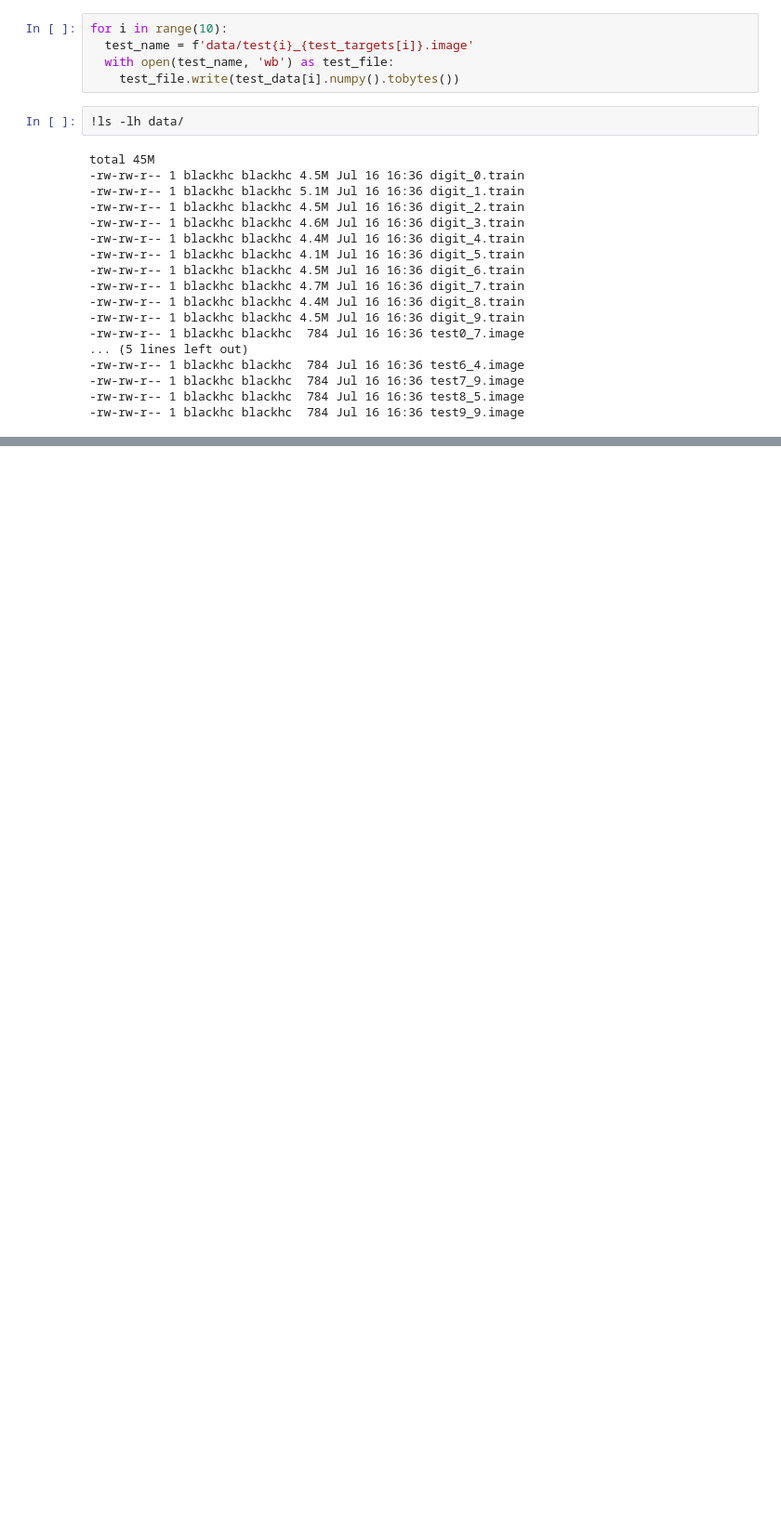
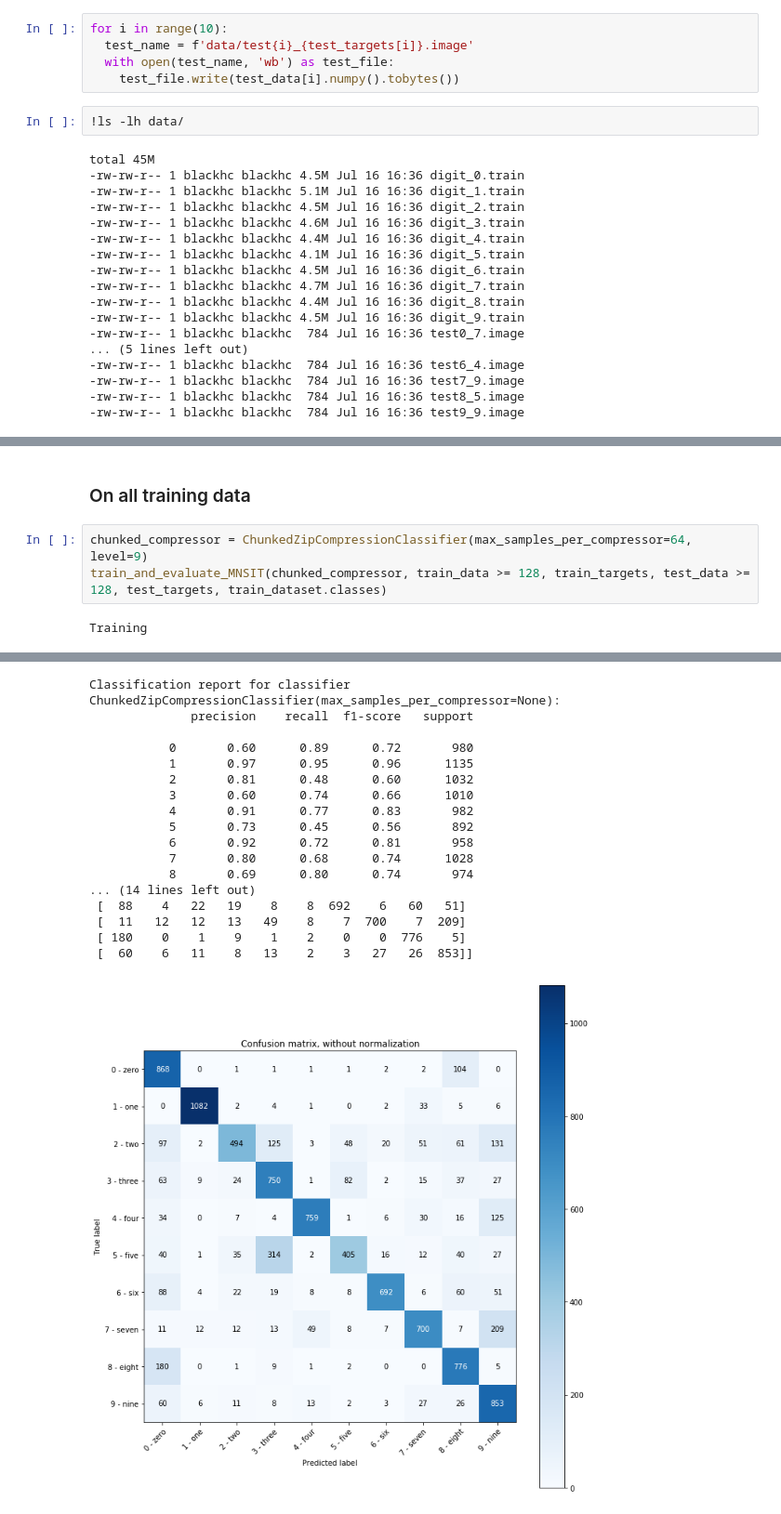
Before and after one commit to BlackHC/mnist_by_zip, a Jupyter notebook: MNIST_by_zip.ipynb, the cells around one changed output, grey strips where cells are left out. Shown at 93% size. Saved outputs shown, nothing was run; the diff lists cells and outputs as text; blank space fills up the shorter version.

```diff
--- a/MNIST_by_zip.ipynb
+++ b/MNIST_by_zip.ipynb
@@ -485,0 +653,7 @@ total 45M
+# %% [markdown]
+### On all training data
+# %%
+chunked_compressor = ChunkedZipCompressionClassifier(max_samples_per_compressor=64, level=9)
+train_and_evaluate_MNSIT(chunked_compressor, train_data >= 128, train_targets, test_data >= 128, test_targets, train_dataset.classes)
+# %% [output]
+Training
@@ -485,0 +673,18 @@ total 45M
+Classification report for classifier ChunkedZipCompressionClassifier(max_samples_per_compressor=None):
+              precision    recall  f1-score   support
+
+           0       0.60      0.89      0.72       980
+           1       0.97      0.95      0.96      1135
+           2       0.81      0.48      0.60      1032
+           3       0.60      0.74      0.66      1010
+           4       0.91      0.77      0.83       982
+           5       0.73      0.45      0.56       892
+           6       0.92      0.72      0.81       958
+           7       0.80      0.68      0.74      1028
+           8       0.69      0.80      0.74       974
+... (14 lines left out)
+ [  88    4   22   19    8    8  692    6   60   51]
+ [  11   12   12   13   49    8    7  700    7  209]
+ [ 180    0    1    9    1    2    0    0  776    5]
+ [  60    6   11    8   13    2    3   27   26  853]]
+[figure, added]
```
Also changed, not shown: parts of 23 cells of this notebook, 4 other files.
